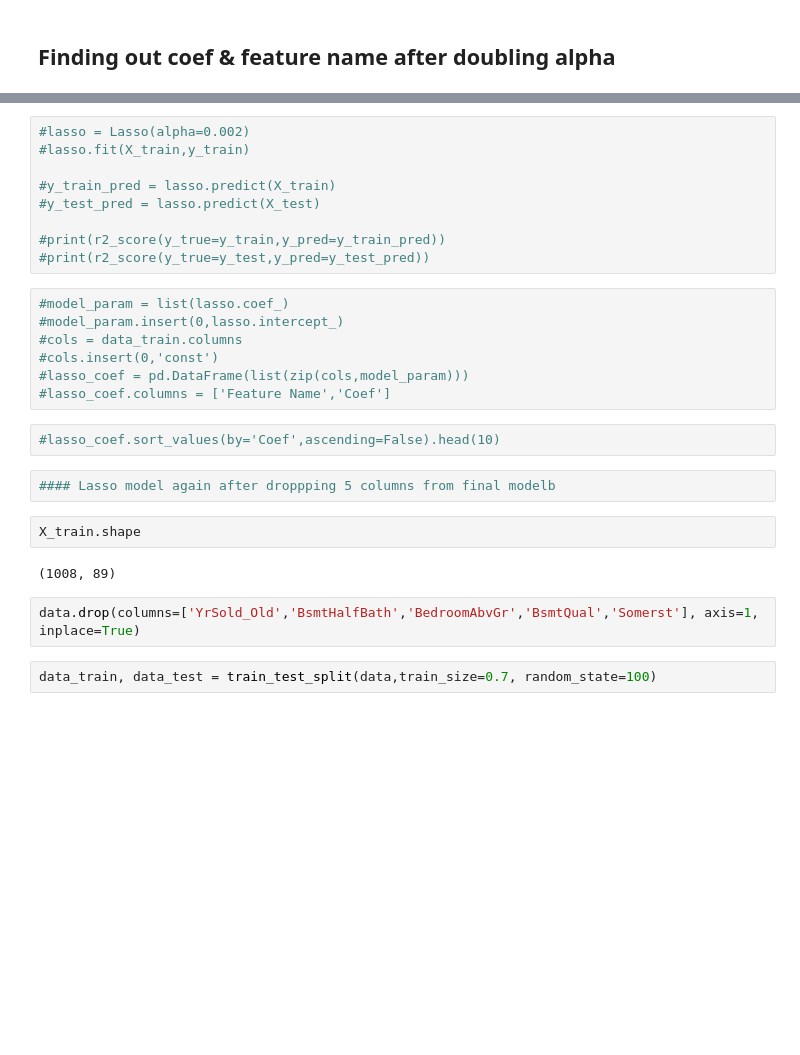
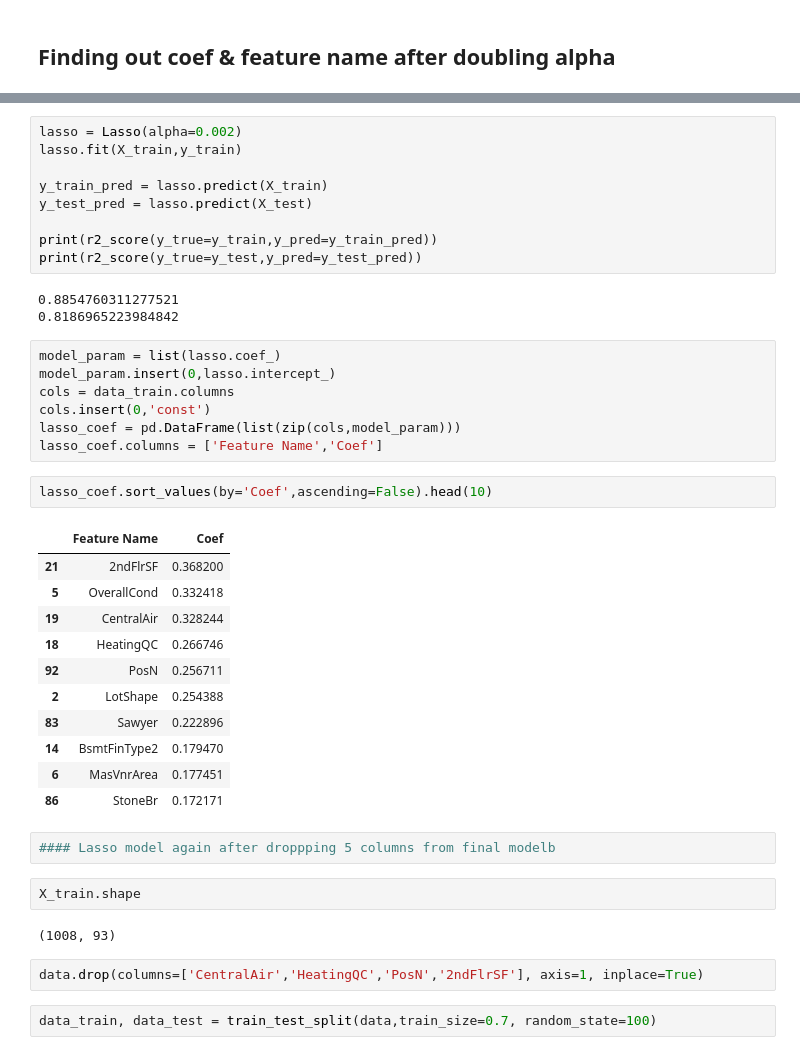
Before and after one commit to sanngh/propertypriceregression, a Jupyter notebook: PropertyPriceAssignmentAdvanceRegression.ipynb, the cells around one changed output, grey strips where cells are left out. Saved outputs shown, nothing was run; the diff lists cells and outputs as text; blank space fills up the shorter version.

```diff
--- a/PropertyPriceAssignmentAdvanceRegression.ipynb
+++ b/PropertyPriceAssignmentAdvanceRegression.ipynb
@@ -1281,29 +1283,44 @@ ridge_coef.sort_values(by='Coef',ascending=False).head(10)
 # %%
-#lasso = Lasso(alpha=0.002)
-#lasso.fit(X_train,y_train)
+lasso = Lasso(alpha=0.002)
+lasso.fit(X_train,y_train)
 
-#y_train_pred = lasso.predict(X_train)
-#y_test_pred = lasso.predict(X_test)
+y_train_pred = lasso.predict(X_train)
+y_test_pred = lasso.predict(X_test)
 
-#print(r2_score(y_true=y_train,y_pred=y_train_pred))
-#print(r2_score(y_true=y_test,y_pred=y_test_pred))
+print(r2_score(y_true=y_train,y_pred=y_train_pred))
+print(r2_score(y_true=y_test,y_pred=y_test_pred))
+# %% [output]
+0.8854760311277521
+0.8186965223984842
 # %%
-#model_param = list(lasso.coef_)
-#model_param.insert(0,lasso.intercept_)
-#cols = data_train.columns
-#cols.insert(0,'const')
-#lasso_coef = pd.DataFrame(list(zip(cols,model_param)))
-#lasso_coef.columns = ['Feature Name','Coef']
+model_param = list(lasso.coef_)
+model_param.insert(0,lasso.intercept_)
+cols = data_train.columns
+cols.insert(0,'const')
+lasso_coef = pd.DataFrame(list(zip(cols,model_param)))
+lasso_coef.columns = ['Feature Name','Coef']
 # %%
-#lasso_coef.sort_values(by='Coef',ascending=False).head(10)
+lasso_coef.sort_values(by='Coef',ascending=False).head(10)
+# %% [output]
+|  | Feature Name | Coef |
+| 21 | 2ndFlrSF | 0.368200 |
+| 5 | OverallCond | 0.332418 |
+| 19 | CentralAir | 0.328244 |
+| 18 | HeatingQC | 0.266746 |
+| 92 | PosN | 0.256711 |
+| 2 | LotShape | 0.254388 |
+| 83 | Sawyer | 0.222896 |
+| 14 | BsmtFinType2 | 0.179470 |
+| 6 | MasVnrArea | 0.177451 |
+| 86 | StoneBr | 0.172171 |
 # %%
 #### Lasso model again after droppping 5 columns from final modelb
 # %%
 X_train.shape
 # %% [output]
-(1008, 89)
+(1008, 93)
 # %%
-data.drop(columns=['YrSold_Old','BsmtHalfBath','BedroomAbvGr','BsmtQual','Somerst'], axis=1, inplace=True)
+data.drop(columns=['CentralAir','HeatingQC','PosN','2ndFlrSF'], axis=1, inplace=True)
 # %%
 data_train, data_test = train_test_split(data,train_size=0.7, random_state=100)
 # %% [markdown]
```
Also changed, not shown: parts of 28 cells of this notebook, 2 other files.
